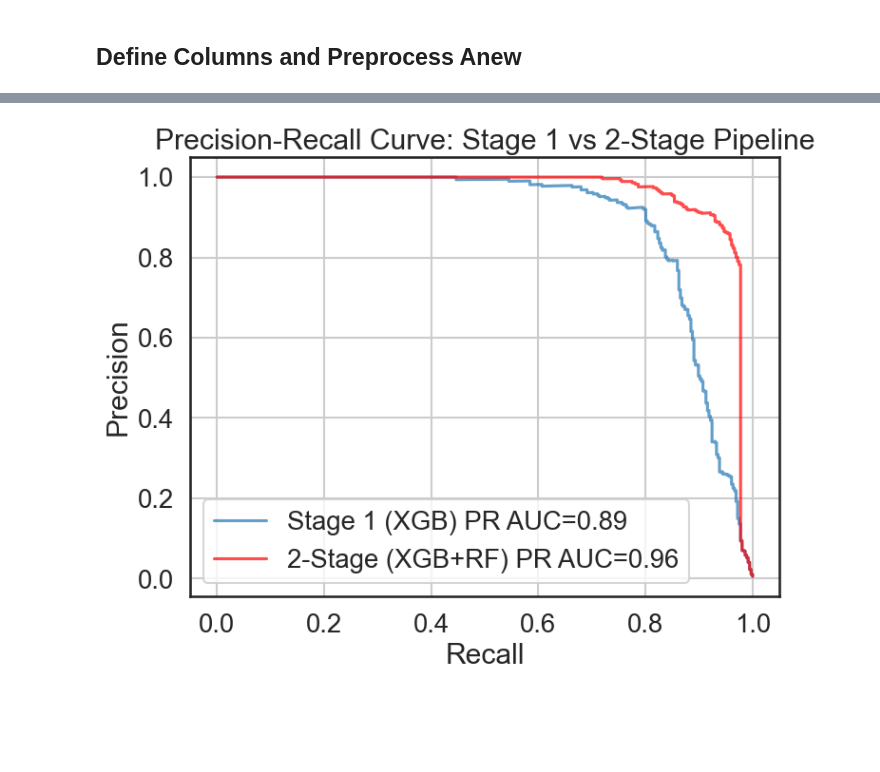
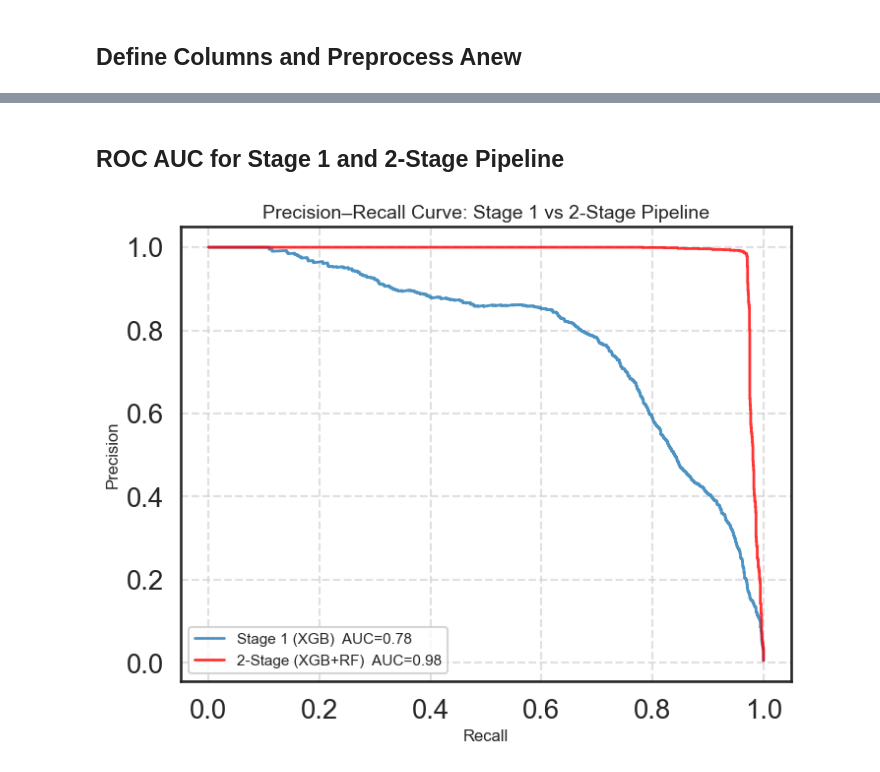
Before and after one commit to obaidkhurram/fraud-detection, a Jupyter notebook: ccfraud_main.ipynb, the cells around one changed output, grey strips where cells are left out. Drawn from its saved outputs; the diff is of its cells as text; code cells hidden in the pictures; blank space fills up the shorter version.

```diff
--- a/ccfraud_main.ipynb
+++ b/ccfraud_main.ipynb
@@ -907,29 +831,43 @@ weighted avg       1.00      1.00      1.00     67922
-# %%
-# Stage 1 (XGB) PR curve
-precision1, recall1, thresholds1 = precision_recall_curve(y_test, y_pred_proba)
-pr_auc1 = auc(recall1, precision1)
-
-# Stage 2 (RF) PR curve
-stage2_proba = best_rf.predict_proba(stage1_candidates_preprocessed)[:, 1]
-mask_stage1 = (y_pred_stage1 == 1)
-
-y_pred_proba_stage2 = y_pred_proba.copy()
-y_pred_proba_stage2[mask_stage1] = stage2_proba
-
-precision2, recall2, thresholds2 = precision_recall_curve(y_test, y_pred_proba_stage2)
-pr_auc2 = auc(recall2, precision2)
-
-# plot precision-recall curves
-plt.figure(figsize=(8,6))
-plt.plot(recall1, precision1, label=f"Stage 1 (XGB) PR AUC={pr_auc1:.2f}", alpha=0.7)
-plt.plot(recall2, precision2, label=f"2-Stage (XGB+RF) PR AUC={pr_auc2:.2f}", alpha=0.7, color="red")
-plt.xlabel("Recall")
-plt.ylabel("Precision")
-plt.title("Precision-Recall Curve: Stage 1 vs 2-Stage Pipeline")
-plt.legend(loc="lower left")
-plt.grid(True)
-plt.show()
-# %% [output]
-[figure, removed]
+# %% [markdown]
+## ROC AUC for Stage 1 and 2-Stage Pipeline
+# %%
+# **** Stage 1 predictions ****
+# Probabilities from Stage 1 XGB
+y_pred_proba_stage1 = best_pipeline.predict_proba(X)[:, 1]
+
+# Get precision-recall curve for Stage 1
+precision1, recall1, thresholds1 = precision_recall_curve(y, y_pred_proba_stage1)
+pr_auc1 = auc(recall1, precision1)
+
+# **** Stage 2 predictions ****
+# Identify transactions flagged as fraud by Stage 1
+mask_stage1 = (best_pipeline.predict(X) == 1)
+
+# Get Stage 2 probabilities for those flagged samples
+stage2_proba = search_stage2.best_estimator_.predict_proba(X.loc[mask_stage1])[:, 1]
+
+# Initialize combined probabilities = Stage 1 probabilities by default
+y_pred_proba_stage2 = y_pred_proba_stage1.copy()
+
+# Replace Stage 1 probabilities with refined Stage 2 probabilities for flagged cases
+y_pred_proba_stage2[mask_stage1] = stage2_proba
+
+# Compute PR curve for combined (Stage 1 + Stage 2) system
+precision2, recall2, thresholds2 = precision_recall_curve(y, y_pred_proba_stage2)
+pr_auc2 = auc(recall2, precision2)
+
+# Plot ROC (Precision Recall Curves)
+plt.figure(figsize=(8,6))
+plt.plot(recall1, precision1, label=f"Stage 1 (XGB)  AUC={pr_auc1:.2f}", alpha=0.8, lw=2)
+plt.plot(recall2, precision2, label=f"2-Stage (XGB+RF)  AUC={pr_auc2:.2f}", alpha=0.8, lw=2, color="red")
+
+plt.xlabel("Recall", fontsize=12)
+plt.ylabel("Precision", fontsize=12)
+plt.title("Precision–Recall Curve: Stage 1 vs 2-Stage Pipeline", fontsize=14)
+plt.legend(loc="lower left", fontsize=11)
+plt.grid(True, linestyle="--", alpha=0.6)
+plt.show()
+# %% [output]
+[figure, added]
 # %% [markdown]
 # Summary
```
Also changed, not shown: parts of 19 cells of this notebook.
